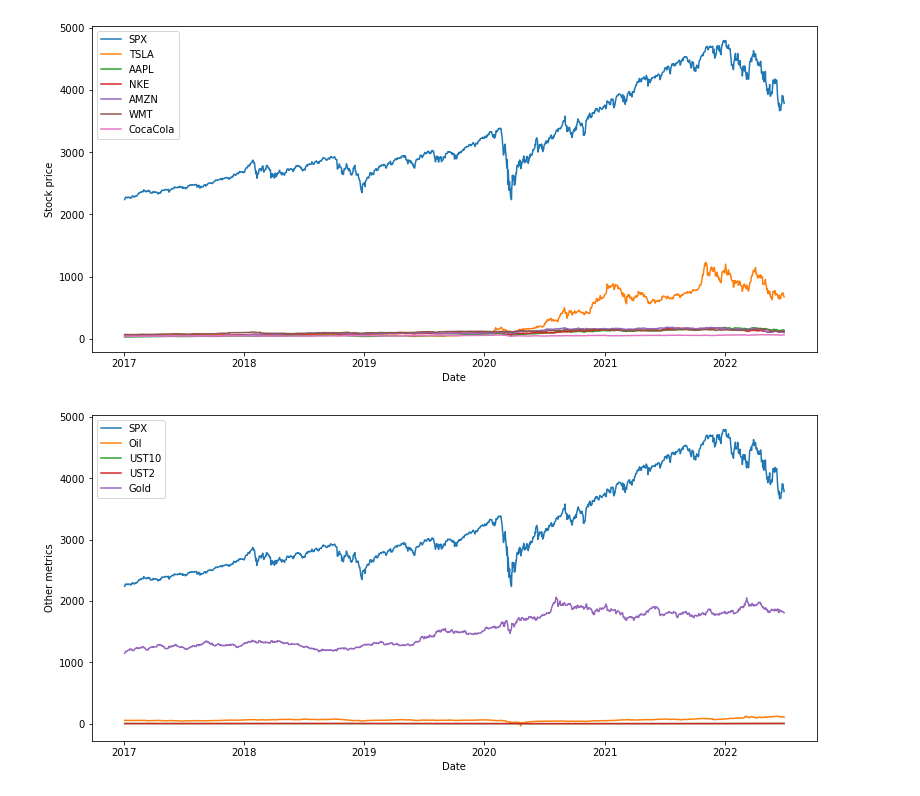
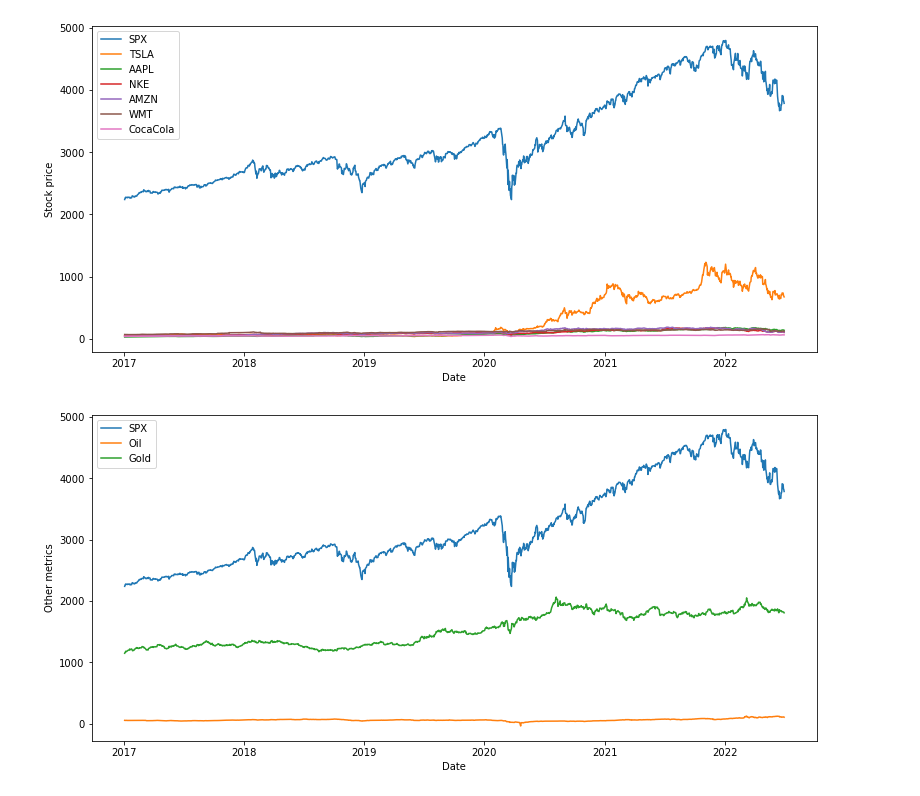
Before and after one commit to EthanBerlant/Jedha_Final_Project, a Jupyter notebook: TimeSeriesAnalysis.ipynb, the cells around one changed output. Drawn from its saved outputs; the diff is of its cells as text; code cells hidden in the pictures.

```diff
--- a/TimeSeriesAnalysis.ipynb
+++ b/TimeSeriesAnalysis.ipynb
@@ -73,11 +73,9 @@ ax6 = sns.lineplot (x="Date",y="KO",data=dat,label="CocaCola")
 # %%
 fig,ax = plt.subplots()
 fig.set_size_inches (13,6)
 plt.ylabel("Other metrics")
 ax = sns.lineplot (x="Date",y="SPX",data=dat,label="SPX")
 ax1 = sns.lineplot (x="Date",y="Oil",data=dat,label="Oil")
-ax2 = sns.lineplot (x="Date",y="UST10",data=dat,label="UST10")
-ax3 = sns.lineplot (x="Date",y="UST2",data=dat,label="UST2")
-ax3 = sns.lineplot (x="Date",y="Gold",data=dat,label="Gold")
+ax2 = sns.lineplot (x="Date",y="Gold",data=dat,label="Gold")
 # %% [output]
-[figure, old version]
+[figure, new version]
```
Also changed, not shown: parts of 14 cells of this notebook.
